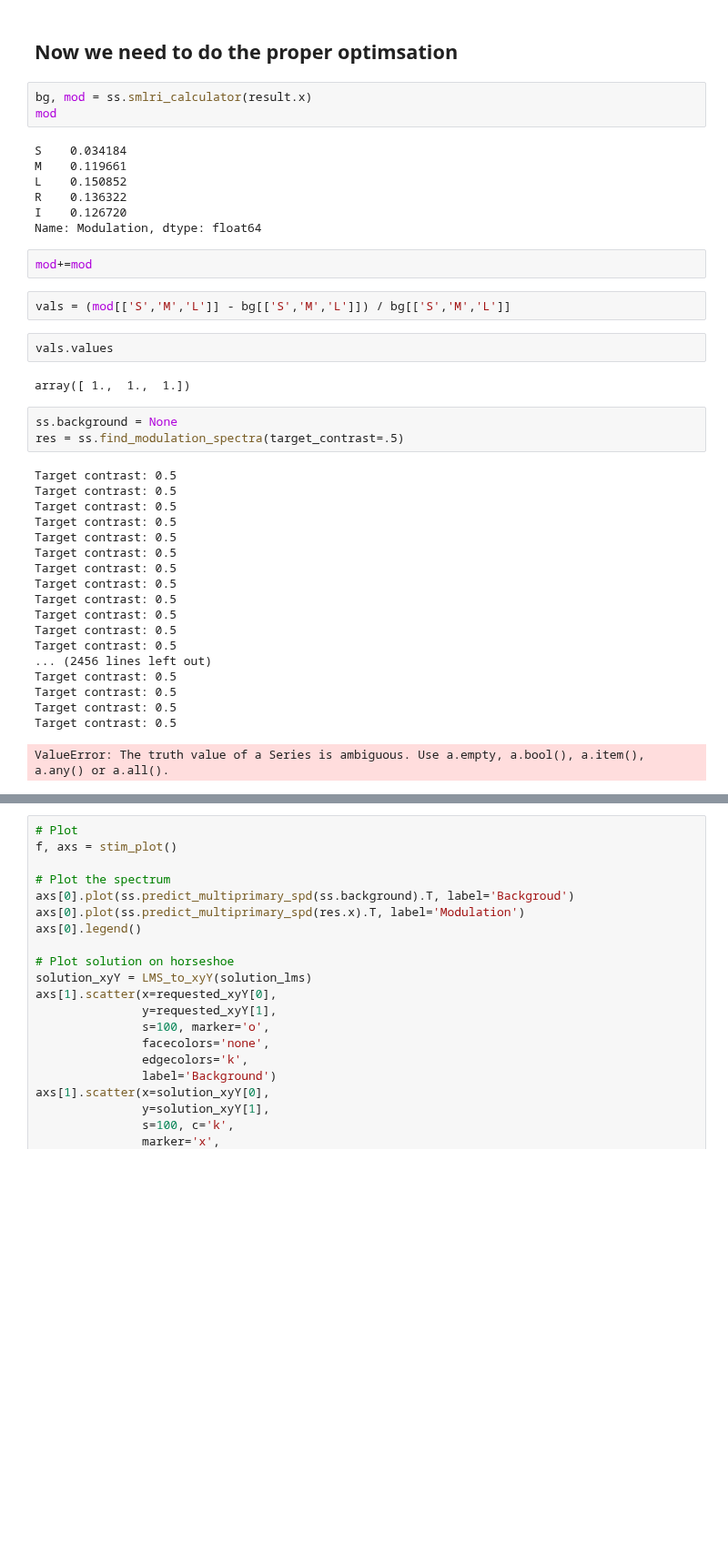
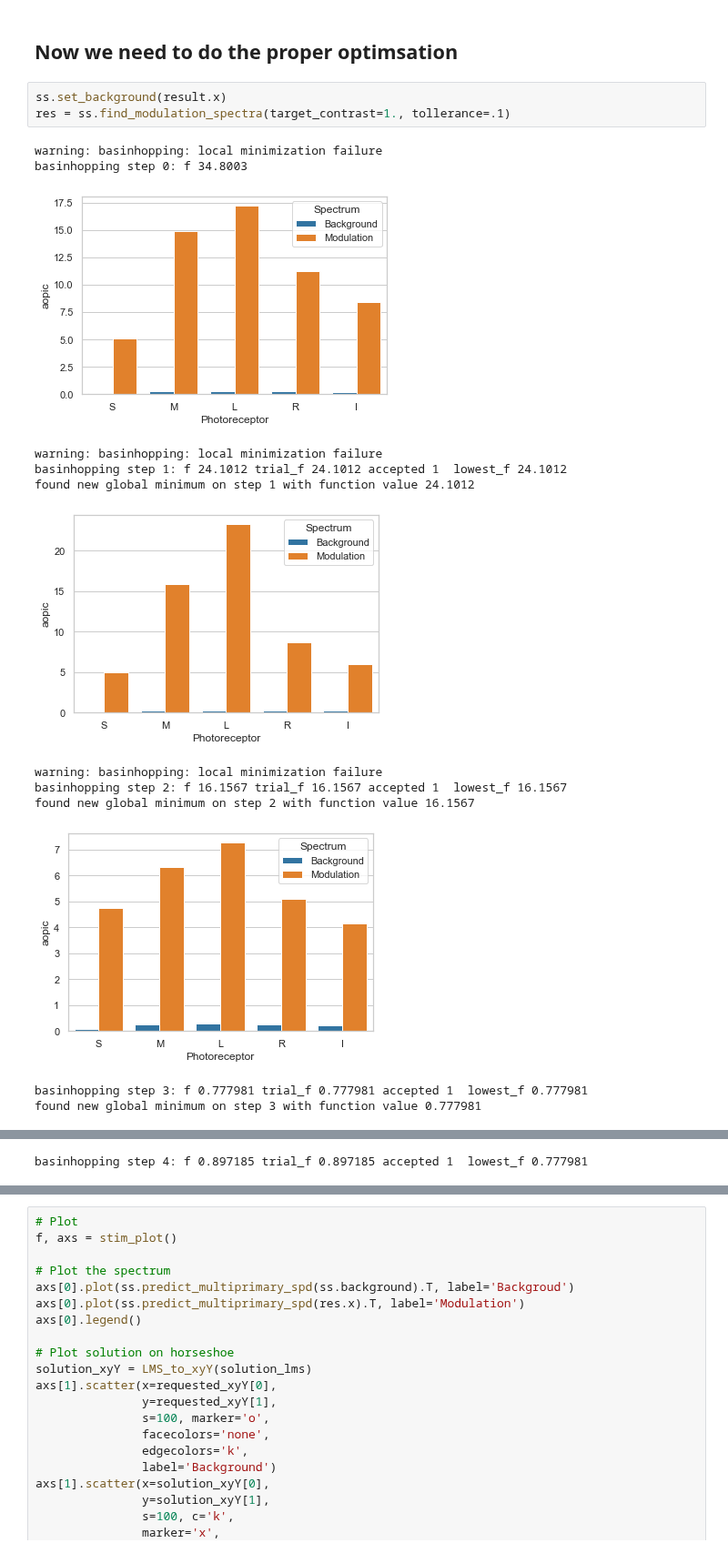
Before and after one commit to PySilentSubstitution/pysilsub, a Jupyter notebook: notebooks/silent_substitution_example.ipynb, the cells around one changed output, grey strips where cells are left out. Shown at 91% size. Drawn from its saved outputs; the diff is of its cells as text; blank space fills up the shorter version.

```diff
--- a/notebooks/silent_substitution_example.ipynb
+++ b/notebooks/silent_substitution_example.ipynb
@@ -105,43 +121,20 @@ Solution LMS: [ 0.15082379  0.11985514  0.03420353]
 # %% [markdown]
 Now we need to do the proper optimsation
 ----------------------------------------
-# %%
-bg, mod = ss.smlri_calculator(result.x)
-mod
-# %% [output]
-S    0.034184
-M    0.119661
-L    0.150852
-R    0.136322
-I    0.126720
-Name: Modulation, dtype: float64
-# %%
-mod+=mod
-# %%
-vals = (mod[['S','M','L']] - bg[['S','M','L']]) / bg[['S','M','L']]
-# %%
-vals.values
-# %% [output]
-array([ 1.,  1.,  1.])
 # %%
-ss.background = None
-res = ss.find_modulation_spectra(target_contrast=.5)
+ss.set_background(result.x)
+res = ss.find_modulation_spectra(target_contrast=1., tollerance=.1)
 # %% [output]
-Target contrast: 0.5
-Target contrast: 0.5
-Target contrast: 0.5
-Target contrast: 0.5
-Target contrast: 0.5
-Target contrast: 0.5
-Target contrast: 0.5
-Target contrast: 0.5
-Target contrast: 0.5
-Target contrast: 0.5
-Target contrast: 0.5
-Target contrast: 0.5
-... (2456 lines left out)
-Target contrast: 0.5
-Target contrast: 0.5
-Target contrast: 0.5
-Target contrast: 0.5
+warning: basinhopping: local minimization failure
+basinhopping step 0: f 34.8003
+[figure, added]
-ValueError: The truth value of a Series is ambiguous. Use a.empty, a.bool(), a.item(), a.any() or a.all().
+warning: basinhopping: local minimization failure
+basinhopping step 1: f 24.1012 trial_f 24.1012 accepted 1  lowest_f 24.1012
+found new global minimum on step 1 with function value 24.1012
+[figure, added]
+warning: basinhopping: local minimization failure
+basinhopping step 2: f 16.1567 trial_f 16.1567 accepted 1  lowest_f 16.1567
+found new global minimum on step 2 with function value 16.1567
+[figure, added]
+basinhopping step 3: f 0.777981 trial_f 0.777981 accepted 1  lowest_f 0.777981
+found new global minimum on step 3 with function value 0.777981
@@ -147,0 +142 @@ ValueError: The truth value of a Series is ambiguous. Use a.empty, a.bool(), a.i
+basinhopping step 4: f 0.897185 trial_f 0.897185 accepted 1  lowest_f 0.777981
```
Also changed, not shown: parts of 5 cells of this notebook, 13 other files.
